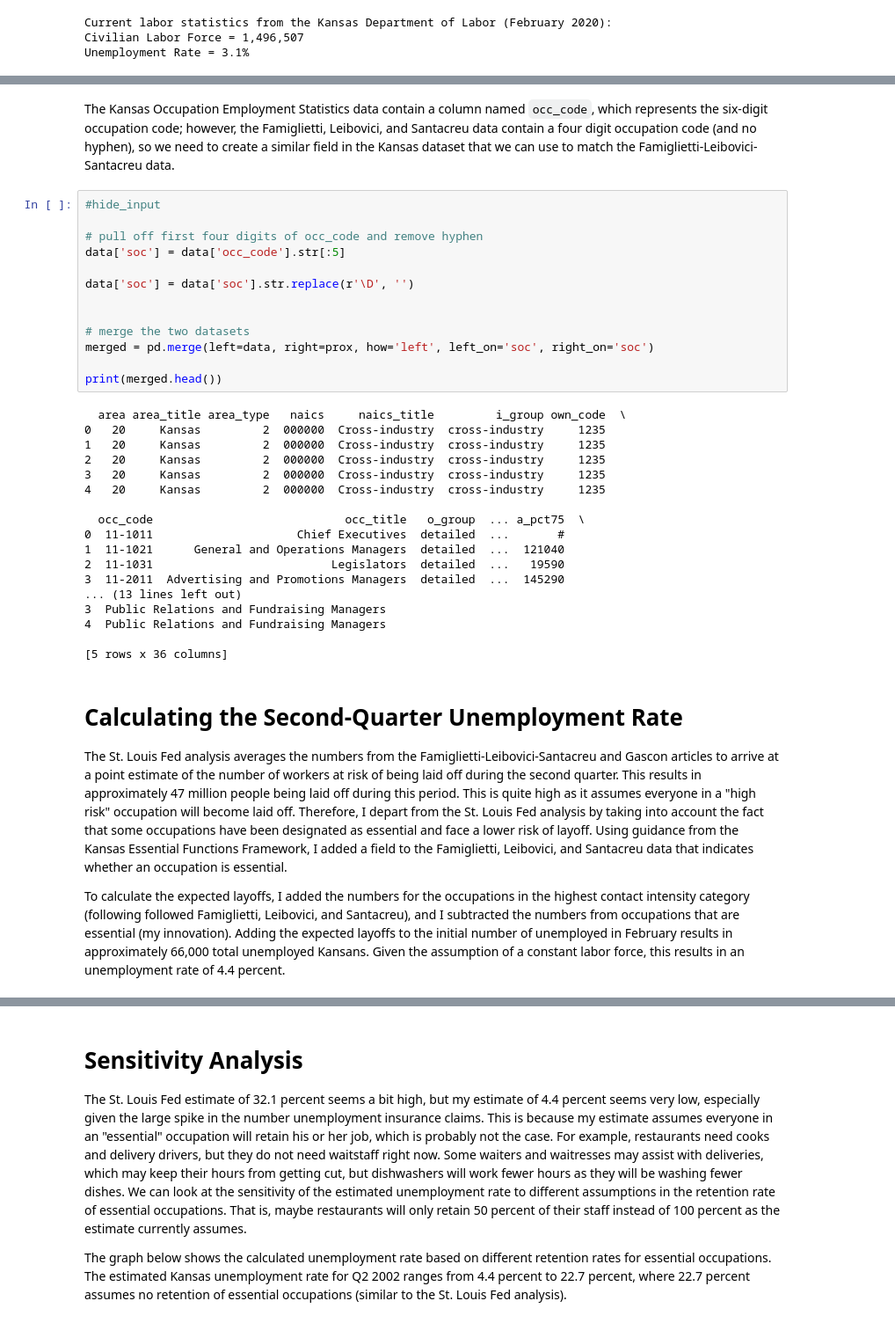
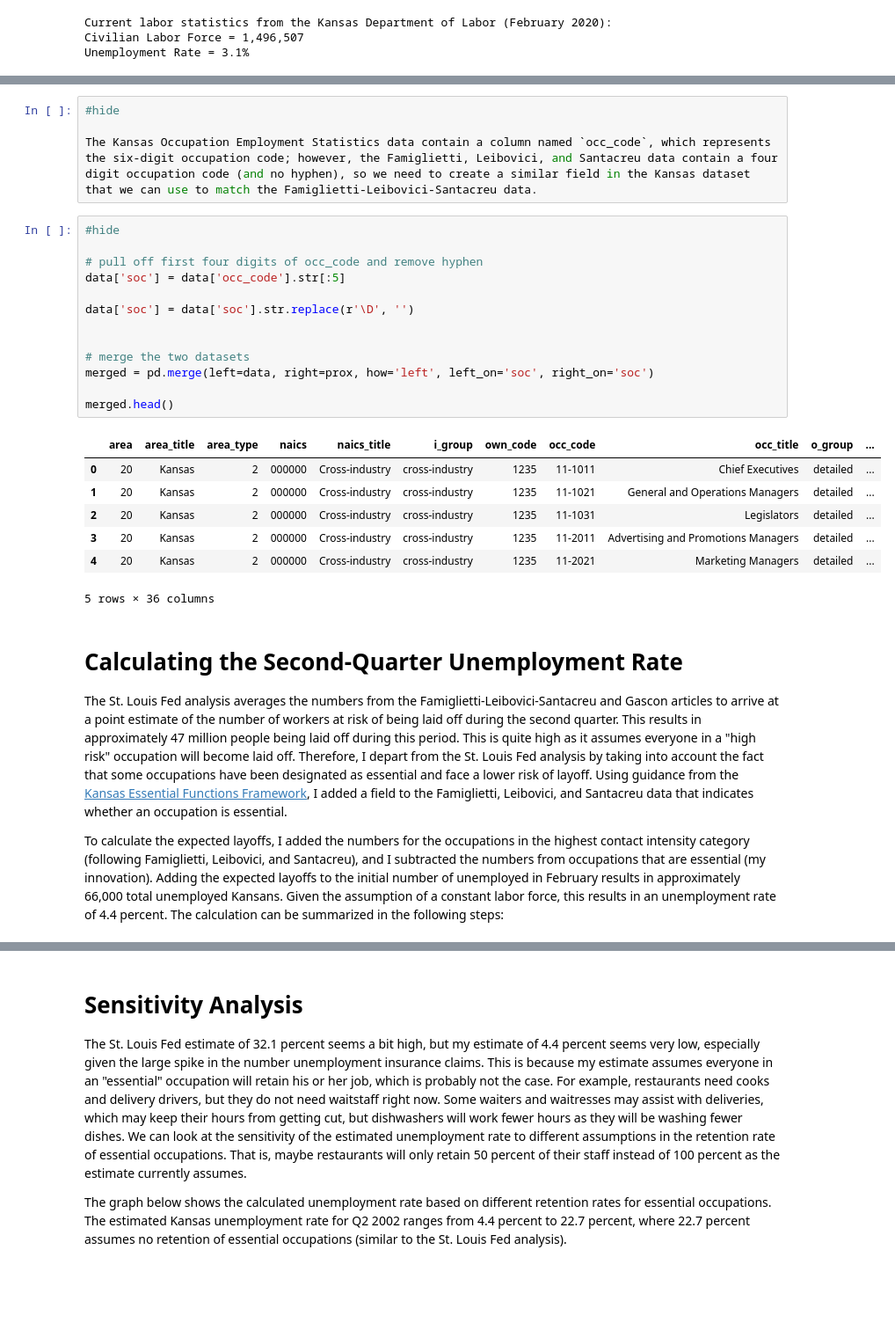
Before and after one commit to kdc-ks-gov/kansas-data, a Jupyter notebook: _notebooks/2020-04-01-unemployment-calculation.ipynb, the cells around one changed output, grey strips where cells are left out. Shown at 88% size. Cells and saved outputs as stored; diff of their text form; blank space fills up the shorter version.

```diff
--- a/_notebooks/2020-04-01-unemployment-calculation.ipynb
+++ b/_notebooks/2020-04-01-unemployment-calculation.ipynb
@@ -106,42 +96,34 @@ print(data.head())
-# %% [markdown]
-The Kansas Occupation Employment Statistics data contain a column named `occ_code`, which represents the six-digit occupation code; however, the Famiglietti, Leibovici, and Santacreu data contain a four digit occupation code (and no hyphen), so we need to create a similar field in the Kansas dataset that we can use to match the Famiglietti-Leibovici-Santacreu data.
+# %%
+#hide
+
+The Kansas Occupation Employment Statistics data contain a column named `occ_code`, which represents the six-digit occupation code; however, the Famiglietti, Leibovici, and Santacreu data contain a four digit occupation code (and no hyphen), so we need to create a similar field in the Kansas dataset that we can use to match the Famiglietti-Leibovici-Santacreu data.
 # %%
-#hide_input
+#hide
 
 # pull off first four digits of occ_code and remove hyphen
 data['soc'] = data['occ_code'].str[:5]
 
 data['soc'] = data['soc'].str.replace(r'\D', '')
 
 
 # merge the two datasets
 merged = pd.merge(left=data, right=prox, how='left', left_on='soc', right_on='soc')
 
-print(merged.head())
+merged.head()
 # %% [output]
+|  | area | area_title | area_type | naics | naics_title | i_group | own_code | occ_code | occ_title | o_group | ... |
+| 0 | 20 | Kansas | 2 | 000000 | Cross-industry | cross-industry | 1235 | 11-1011 | Chief Executives | detailed | ... |
+| 1 | 20 | Kansas | 2 | 000000 | Cross-industry | cross-industry | 1235 | 11-1021 | General and Operations Managers | detailed | ... |
+| 2 | 20 | Kansas | 2 | 000000 | Cross-industry | cross-industry | 1235 | 11-1031 | Legislators | detailed | ... |
+| 3 | 20 | Kansas | 2 | 000000 | Cross-industry | cross-industry | 1235 | 11-2011 | Advertising and Promotions Managers | detailed | ... |
+| 4 | 20 | Kansas | 2 | 000000 | Cross-industry | cross-industry | 1235 | 11-2021 | Marketing Managers | detailed | ... |
-  area area_title area_type   naics     naics_title         i_group own_code  \
-0   20     Kansas         2  000000  Cross-industry  cross-industry     1235
-1   20     Kansas         2  000000  Cross-industry  cross-industry     1235
-2   20     Kansas         2  000000  Cross-industry  cross-industry     1235
-3   20     Kansas         2  000000  Cross-industry  cross-industry     1235
-4   20     Kansas         2  000000  Cross-industry  cross-industry     1235
-
-  occ_code                            occ_title   o_group  ... a_pct75  \
-0  11-1011                     Chief Executives  detailed  ...       #
-1  11-1021      General and Operations Managers  detailed  ...  121040
-2  11-1031                          Legislators  detailed  ...   19590
-3  11-2011  Advertising and Promotions Managers  detailed  ...  145290
-... (13 lines left out)
-3  Public Relations and Fundraising Managers
-4  Public Relations and Fundraising Managers
-
-[5 rows x 36 columns]
+5 rows × 36 columns
 # %% [markdown]
 # Calculating the Second-Quarter Unemployment Rate
 
-The St. Louis Fed analysis averages the numbers from the Famiglietti-Leibovici-Santacreu and Gascon articles to arrive at a point estimate of the number of workers at risk of being laid off during the second quarter.  This results in approximately 47 million people being laid off during this period.  This is quite high as it assumes everyone in a "high risk" occupation will become laid off.  Therefore, I depart from the St. Louis Fed analysis by taking into account the fact that some occupations have been designated as essential and face a lower risk of layoff. Using guidance from the Kansas Essential Functions Framework, I added a field to the Famiglietti, Leibovici, and Santacreu data that indicates whether an occupation is essential.
+The St. Louis Fed analysis averages the numbers from the Famiglietti-Leibovici-Santacreu and Gascon articles to arrive at a point estimate of the number of workers at risk of being laid off during the second quarter.  This results in approximately 47 million people being laid off during this period.  This is quite high as it assumes everyone in a "high risk" occupation will become laid off.  Therefore, I depart from the St. Louis Fed analysis by taking into account the fact that some occupations have been designated as essential and face a lower risk of layoff. Using guidance from the [Kansas Essential Functions Framework](https://governor.kansas.gov/essential-functions-guidance/), I added a field to the Famiglietti, Leibovici, and Santacreu data that indicates whether an occupation is essential.
 
-To calculate the expected layoffs, I added the numbers for the occupations in the highest contact intensity category (following followed Famiglietti, Leibovici, and Santacreu), and I subtracted the numbers from occupations that are essential (my innovation).  Adding the expected layoffs to the initial number of unemployed in February results in approximately 66,000 total unemployed Kansans.  Given the assumption of a constant labor force, this results in an unemployment rate of 4.4 percent.
+To calculate the expected layoffs, I added the numbers for the occupations in the highest contact intensity category (following Famiglietti, Leibovici, and Santacreu), and I subtracted the numbers from occupations that are essential (my innovation).  Adding the expected layoffs to the initial number of unemployed in February results in approximately 66,000 total unemployed Kansans.  Given the assumption of a constant labor force, this results in an unemployment rate of 4.4 percent.  The calculation can be summarized in the following steps:
 # %%
 #hide_input
 
```
Also changed, not shown: parts of 7 cells of this notebook.
